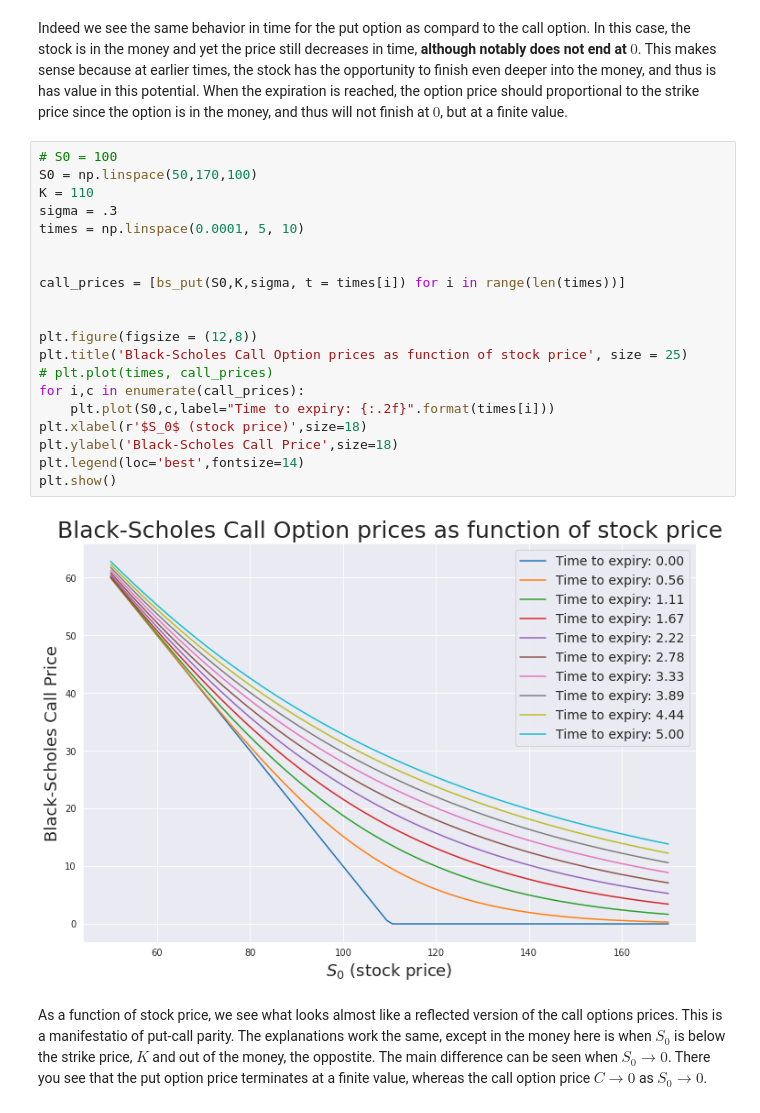
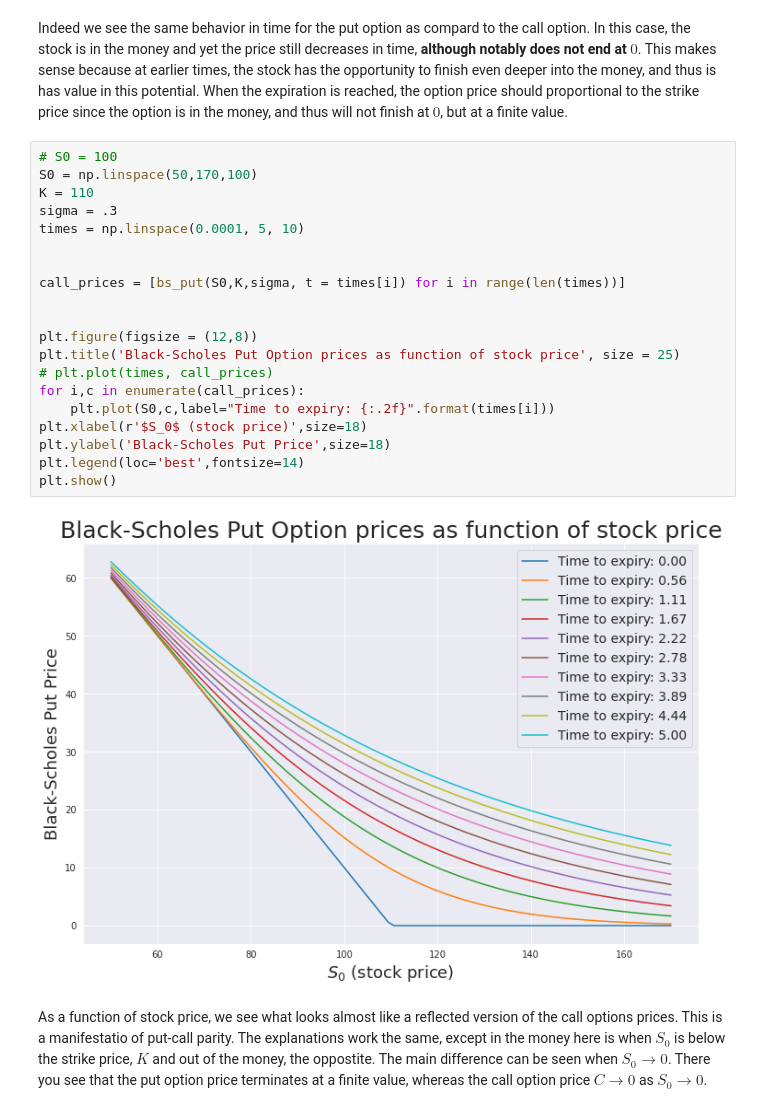
Before and after one commit to tdore738/Erdos_Inst_Quant_Fin_2025, a Jupyter notebook: Mini Projects/Mini Project 3.ipynb, the cells around one changed output. Saved outputs shown, nothing was run; the diff lists cells and outputs as text.

```diff
--- a/Mini Projects/Mini Project 3.ipynb
+++ b/Mini Projects/Mini Project 3.ipynb
@@ -236,24 +236,24 @@ Indeed we see the same behavior in time for the put option as compard to the cal
 # %%
 # S0 = 100
 S0 = np.linspace(50,170,100)
 K = 110
 sigma = .3
 times = np.linspace(0.0001, 5, 10)
 
 
 call_prices = [bs_put(S0,K,sigma, t = times[i]) for i in range(len(times))]
 
 
 plt.figure(figsize = (12,8))
-plt.title('Black-Scholes Call Option prices as function of stock price', size = 25)
+plt.title('Black-Scholes Put Option prices as function of stock price', size = 25)
 # plt.plot(times, call_prices)
 for i,c in enumerate(call_prices):
     plt.plot(S0,c,label="Time to expiry: {:.2f}".format(times[i]))
 plt.xlabel(r'$S_0$ (stock price)',size=18)
-plt.ylabel('Black-Scholes Call Price',size=18)
+plt.ylabel('Black-Scholes Put Price',size=18)
 plt.legend(loc='best',fontsize=14)
 plt.show()
 # %% [output]
-[figure, old version]
+[figure, new version]
 # %% [markdown]
 As a function of stock price, we see what looks almost like a reflected version of the call options prices. This is a manifestatio of put-call parity. The explanations work the same, except in the money here is when $S_0$ is below the strike price, $K$ and out of the money, the oppostite. The main difference can be seen when $S_0\to0$. There you see that the put option price terminates at a finite value, whereas the call option price $C\to0$ as $S_0\to0$.
```
